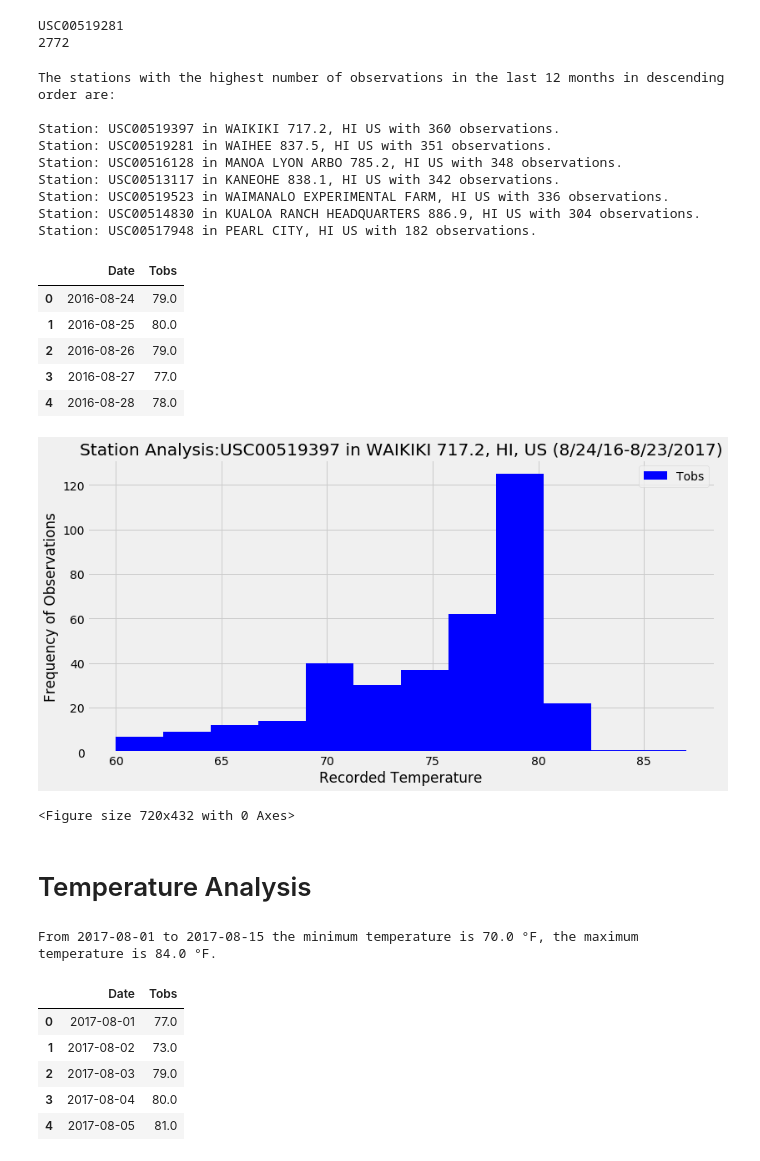
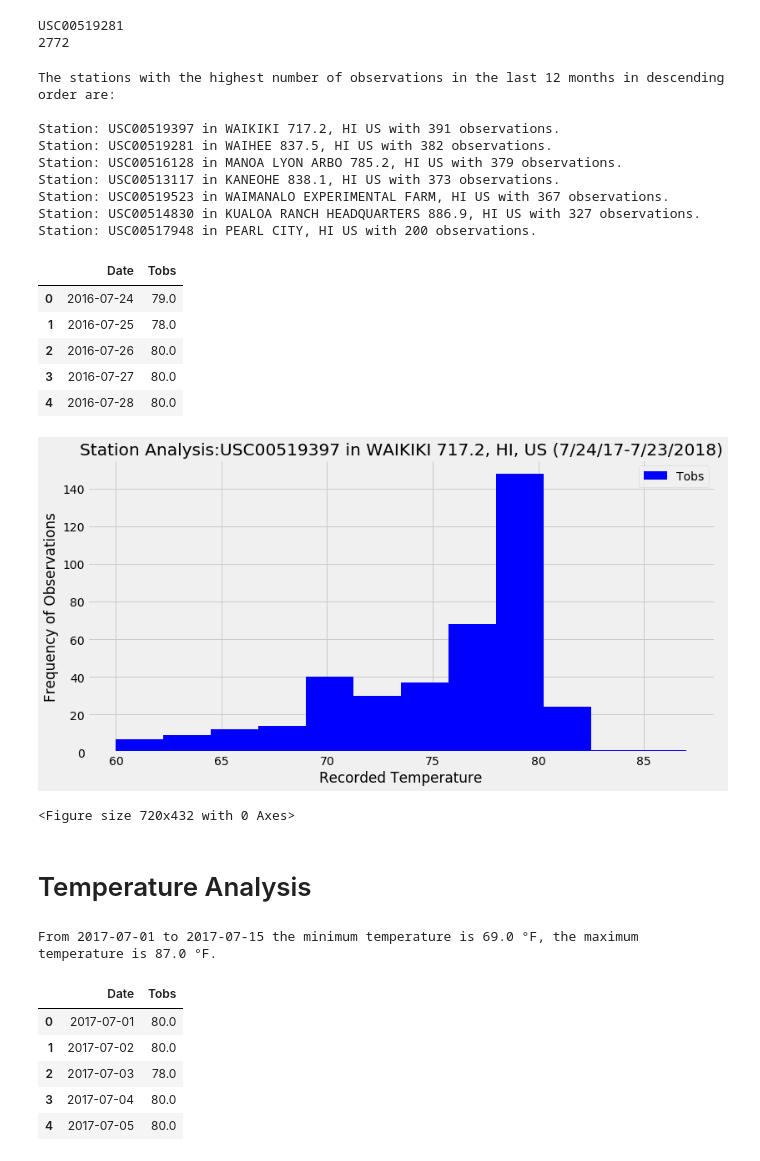
Before and after one commit to Rimpyyy/SQLAlchemy-Homework, a Jupyter notebook: climate_analysis.ipynb, the cells around one changed output. Cells and saved outputs as stored; diff of their text form; code cells hidden in the pictures.

```diff
--- a/climate_analysis.ipynb
+++ b/climate_analysis.ipynb
@@ -40,7 +40,7 @@ session = Session(engine)
 lastest_date = session.query(Measurement.date).order_by(Measurement.date.desc()).first()
 
 #query to retrieve 365 days from lastest_date
-first_date = dt.date(2017,8, 23) - dt.timedelta(days=365)
+first_date = dt.date(2017,7, 23) - dt.timedelta(days=365)
 
 one_year_precipitation = session.query(Measurement.date, Measurement.prcp).\
                         filter(Measurement.date > first_date).\
@@ -153,13 +157,13 @@ for station, name, count in station_12months:
 # %% [output]
 The stations with the highest number of observations in the last 12 months in descending order are:
 
-Station: USC00519397 in WAIKIKI 717.2, HI US with 360 observations.
-Station: USC00519281 in WAIHEE 837.5, HI US with 351 observations.
-Station: USC00516128 in MANOA LYON ARBO 785.2, HI US with 348 observations.
-Station: USC00513117 in KANEOHE 838.1, HI US with 342 observations.
-Station: USC00519523 in WAIMANALO EXPERIMENTAL FARM, HI US with 336 observations.
-Station: USC00514830 in KUALOA RANCH HEADQUARTERS 886.9, HI US with 304 observations.
-Station: USC00517948 in PEARL CITY, HI US with 182 observations.
+Station: USC00519397 in WAIKIKI 717.2, HI US with 391 observations.
+Station: USC00519281 in WAIHEE 837.5, HI US with 382 observations.
+Station: USC00516128 in MANOA LYON ARBO 785.2, HI US with 379 observations.
+Station: USC00513117 in KANEOHE 838.1, HI US with 373 observations.
+Station: USC00519523 in WAIMANALO EXPERIMENTAL FARM, HI US with 367 observations.
+Station: USC00514830 in KUALOA RANCH HEADQUARTERS 886.9, HI US with 327 observations.
+Station: USC00517948 in PEARL CITY, HI US with 200 observations.
 # %%
 # TOBS = Temperature OBServation
 # Filter by the station with the highest number of observations.
@@ -173,29 +177,29 @@ highest_obs_df = pd.DataFrame(highest_obs, columns=['Date', 'Tobs'])
 highest_obs_df.head()
 # %% [output]
 |  | Date | Tobs |
-| 0 | 2016-08-24 | 79.0 |
-| 1 | 2016-08-25 | 80.0 |
-| 2 | 2016-08-26 | 79.0 |
-| 3 | 2016-08-27 | 77.0 |
-| 4 | 2016-08-28 | 78.0 |
+| 0 | 2016-07-24 | 79.0 |
+| 1 | 2016-07-25 | 78.0 |
+| 2 | 2016-07-26 | 80.0 |
+| 3 | 2016-07-27 | 80.0 |
+| 4 | 2016-07-28 | 80.0 |
 # %%
 #Histograph
 plt.hist(highest_obs_df['Tobs'], bins=12, color = 'blue')
 plt.rcParams['figure.figsize'] = [10,6]
 plt.xlabel('Recorded Temperature')
 plt.ylabel('Frequency of Observations')
-plt.title("Station Analysis:USC00519397 in WAIKIKI 717.2, HI, US (8/24/16-8/23/2017)")
+plt.title("Station Analysis:USC00519397 in WAIKIKI 717.2, HI, US (7/24/17-7/23/2018)")
 plt.legend(['Tobs'])
 plt.show()
 plt.savefig("Images/Station_Analysis.png")
 # %% [output]
-[figure, old version]
+[figure, new version]
 <Figure size 720x432 with 0 Axes>
 # %% [markdown]
 # Temperature Analysis
 # %%
 #Use the `calc_temps` function to calculate the min, avg, and max temperatures for your trip using
-#the matching dates from the previous year (i.e. use "2017-01-01" if your trip start date was "2018-01-01")
+#the matching dates from the previous year
 
 # Convering to date time
 def calc_temps(start_date, end_date):
@@ -206,12 +210,12 @@ def calc_temps(start_date, end_date):
         print("From", start_date, "to", end_date, "the minimum temperature is",Min_temp, '\u00b0'"F, the maximum temperature is",
               Max_temp, '\u00b0'"F.")
 # 15 day vacation
-calc_temps('2017-08-01', '2017-08-15')
+calc_temps('2017-07-01', '2017-07-15')
 # %% [output]
-From 2017-08-01 to 2017-08-15 the minimum temperature is 70.0 °F, the maximum temperature is 84.0 °F.
+From 2017-07-01 to 2017-07-15 the minimum temperature is 69.0 °F, the maximum temperature is 87.0 °F.
 # %%
-start_date = '2017-08-01'
-end_date = '2017-08-15'
+start_date = '2017-07-01'
+end_date = '2017-07-15'
 
 vacation_2017 = session.query(Measurement.date, Measurement.tobs).\
     filter(Measurement.date >= start_date).filter(Measurement.date <= end_date).all()
@@ -222,11 +226,11 @@ Vacation_temperatures = pd.DataFrame(vacation_2017, columns=['Date', 'Tobs'])
 Vacation_temperatures.head()
 # %% [output]
 |  | Date | Tobs |
-| 0 | 2017-08-01 | 77.0 |
-| 1 | 2017-08-02 | 73.0 |
-| 2 | 2017-08-03 | 79.0 |
-| 3 | 2017-08-04 | 80.0 |
-| 4 | 2017-08-05 | 81.0 |
+| 0 | 2017-07-01 | 80.0 |
+| 1 | 2017-07-02 | 80.0 |
+| 2 | 2017-07-03 | 78.0 |
+| 3 | 2017-07-04 | 80.0 |
+| 4 | 2017-07-05 | 80.0 |
 # %%
 # obtaining whisker box elements
 Vacation_temperatures.describe()
```
Also changed, not shown: parts of 5 cells of this notebook.
